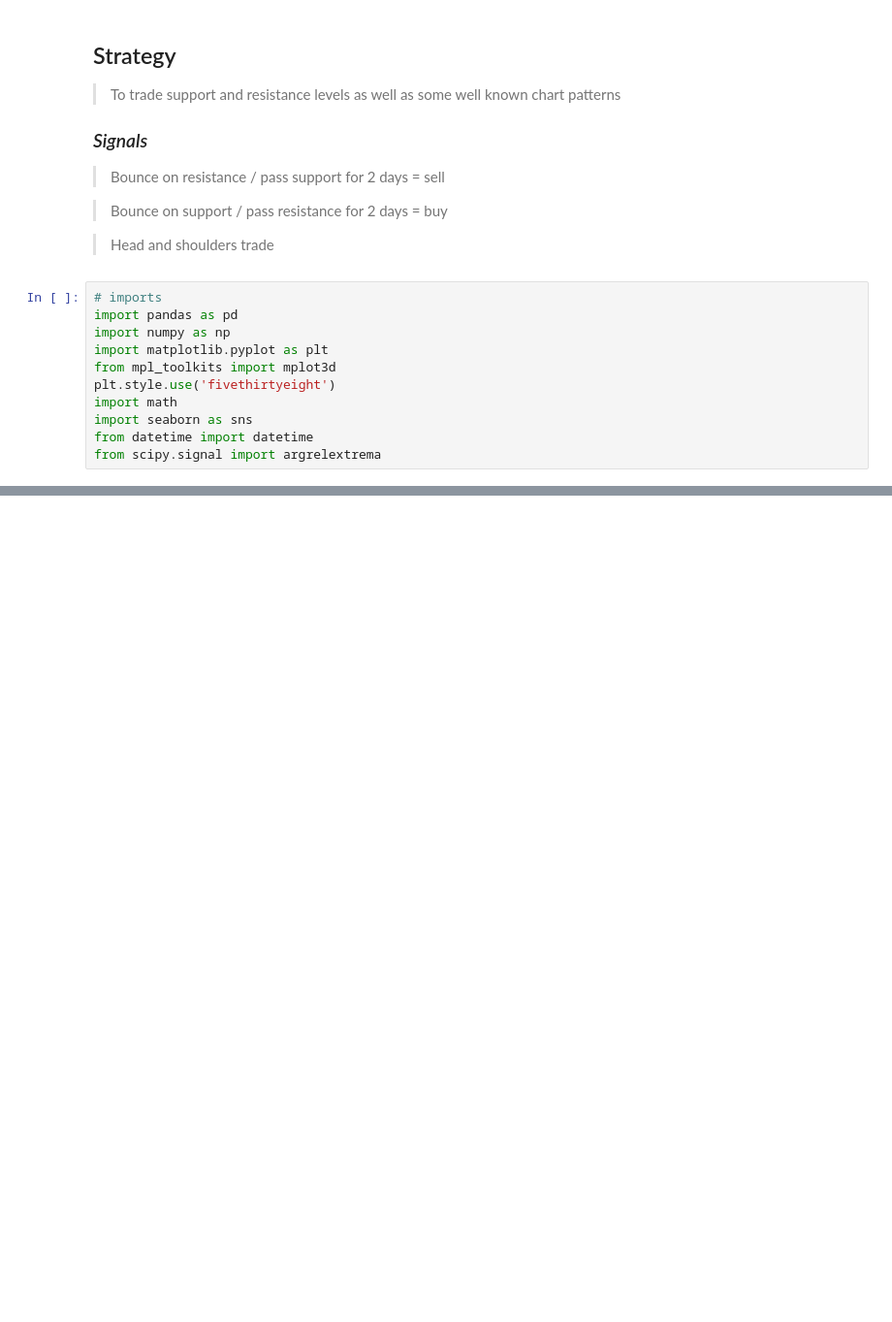
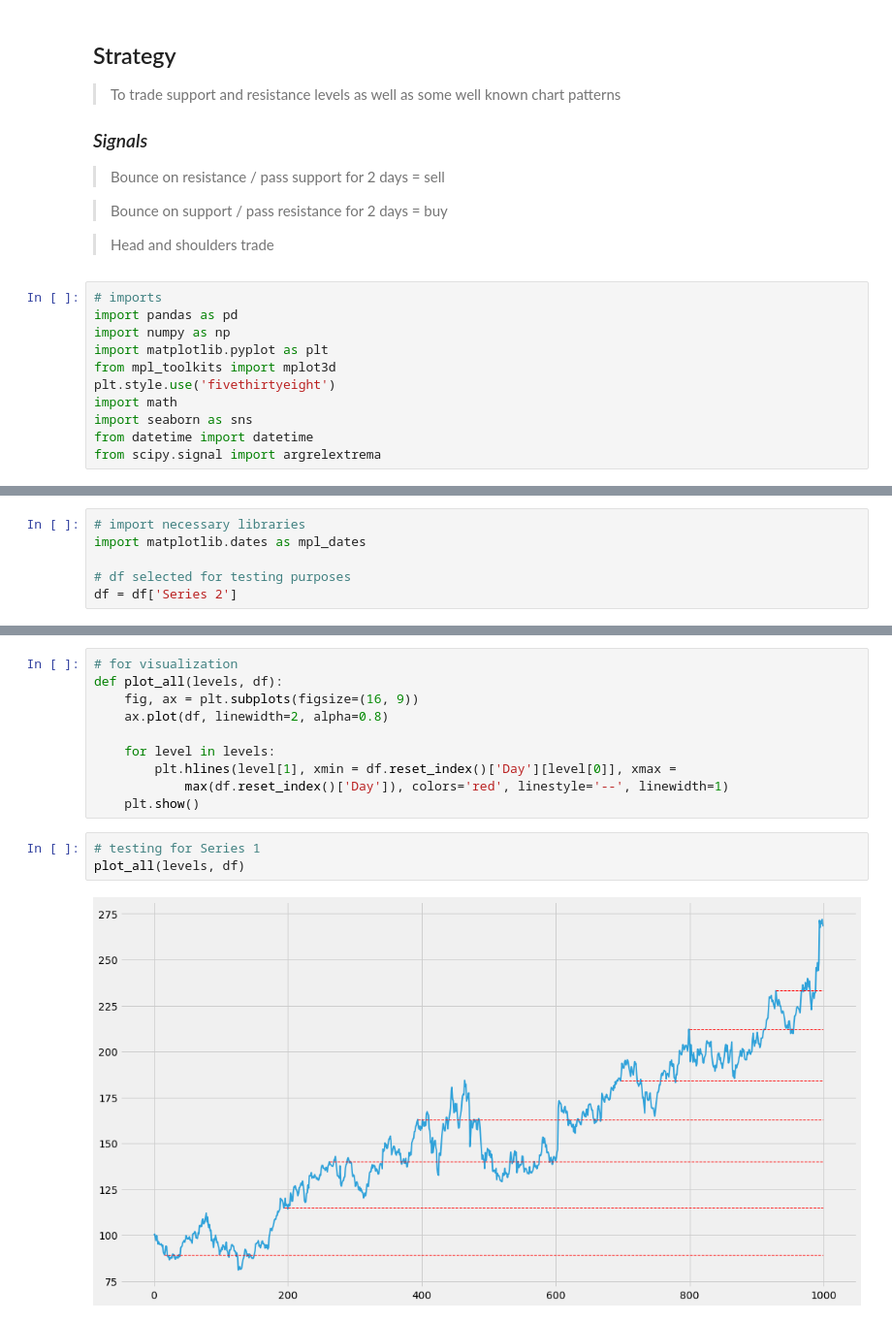
Before and after one commit to oscarwoodi/BHProj2Team1, a Jupyter notebook: Levels_.ipynb, the cells around one changed output, grey strips where cells are left out. Shown at 97% size. Drawn from its saved outputs; the diff is of its cells as text; blank space fills up the shorter version.

Commit message:
levels code

```diff
--- a/Levels_.ipynb
+++ b/Levels_.ipynb
@@ -122,0 +90,6 @@ array([[  11.        ,  100.48203465],
+# %%
+# import necessary libraries
+import matplotlib.dates as mpl_dates
+
+# df selected for testing purposes
+df = df['Series 2']
@@ -122,0 +135,15 @@ array([[  11.        ,  100.48203465],
+# %%
+# for visualization
+def plot_all(levels, df):
+    fig, ax = plt.subplots(figsize=(16, 9))
+    ax.plot(df, linewidth=2, alpha=0.8)
+
+    for level in levels:
+        plt.hlines(level[1], xmin = df.reset_index()['Day'][level[0]], xmax =
+            max(df.reset_index()['Day']), colors='red', linestyle='--', linewidth=1)
+    plt.show()
+# %%
+# testing for Series 1
+plot_all(levels, df)
+# %% [output]
+[figure, added]
```
Also changed, not shown: parts of 9 cells of this notebook.
